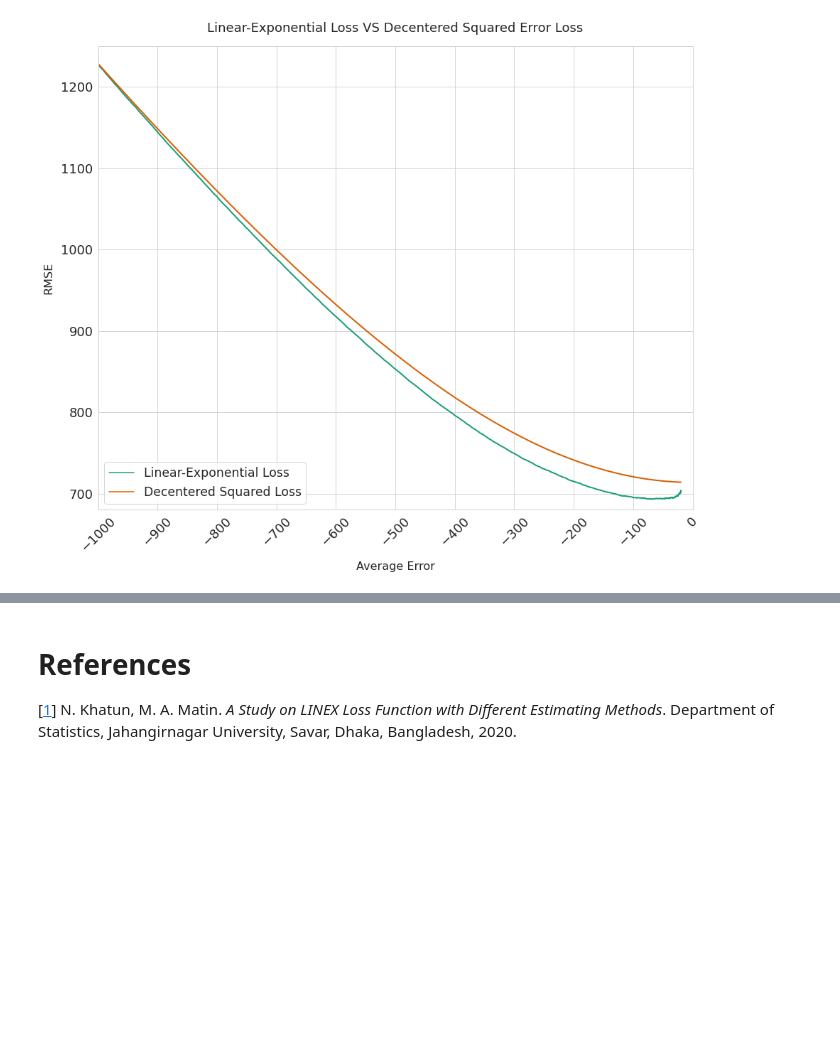
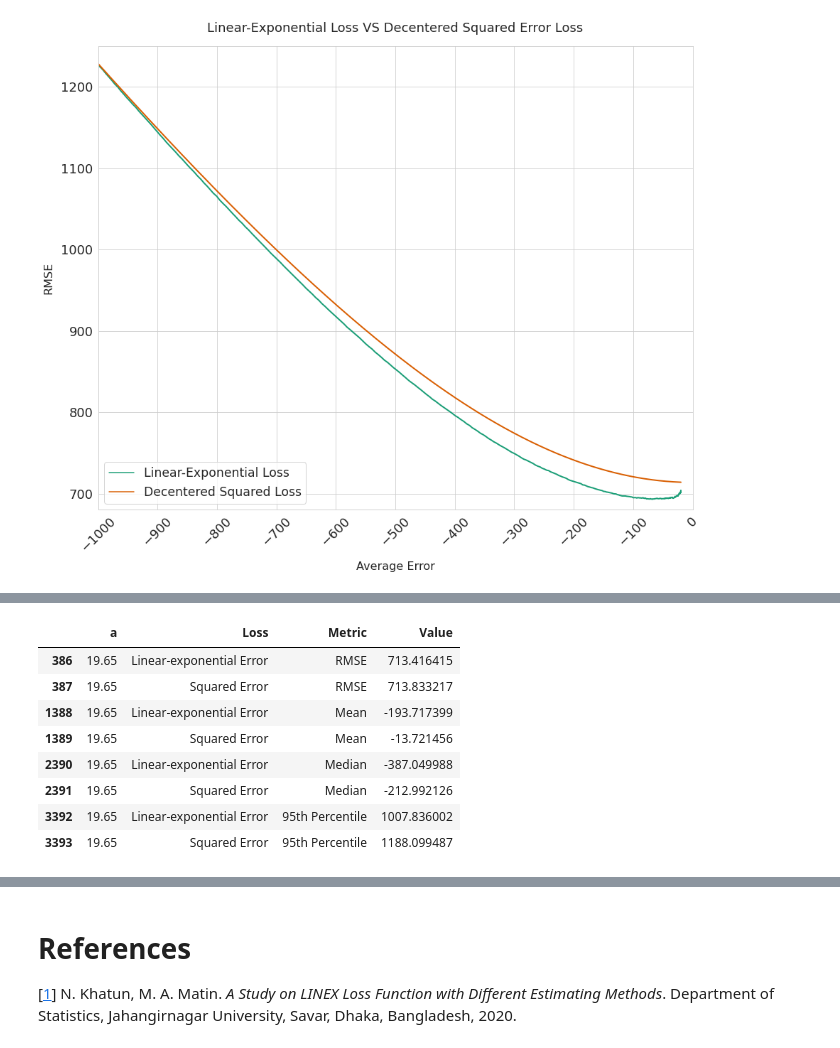
Before and after one commit to datatrigger/asymmetric_loss, a Jupyter notebook: asymmetric_loss.ipynb, the cells around one changed output, grey strips where cells are left out. Saved outputs shown, nothing was run; the diff lists cells and outputs as text; code cells hidden in the pictures; blank space fills up the shorter version.

```diff
--- a/asymmetric_loss.ipynb
+++ b/asymmetric_loss.ipynb
@@ -510,3 +516,17 @@ fig.figure.savefig("decentered_squared_rmse.png", format='png')
+# %%
+metrics_squared_linex=get_metrics(95)
+# %%
+metrics_squared_linex[metrics_squared_linex['a']==19.65]
+# %% [output]
+|  | a | Loss | Metric | Value |
+| 386 | 19.65 | Linear-exponential Error | RMSE | 713.416415 |
+| 387 | 19.65 | Squared Error | RMSE | 713.833217 |
+| 1388 | 19.65 | Linear-exponential Error | Mean | -193.717399 |
+| 1389 | 19.65 | Squared Error | Mean | -13.721456 |
+| 2390 | 19.65 | Linear-exponential Error | Median | -387.049988 |
+| 2391 | 19.65 | Squared Error | Median | -212.992126 |
+| 3392 | 19.65 | Linear-exponential Error | 95th Percentile | 1007.836002 |
+| 3393 | 19.65 | Squared Error | 95th Percentile | 1188.099487 |
 # %%
 import matplotlib.pyplot as plt
 import seaborn as sns
```
Also changed, not shown: parts of 6 cells of this notebook.
